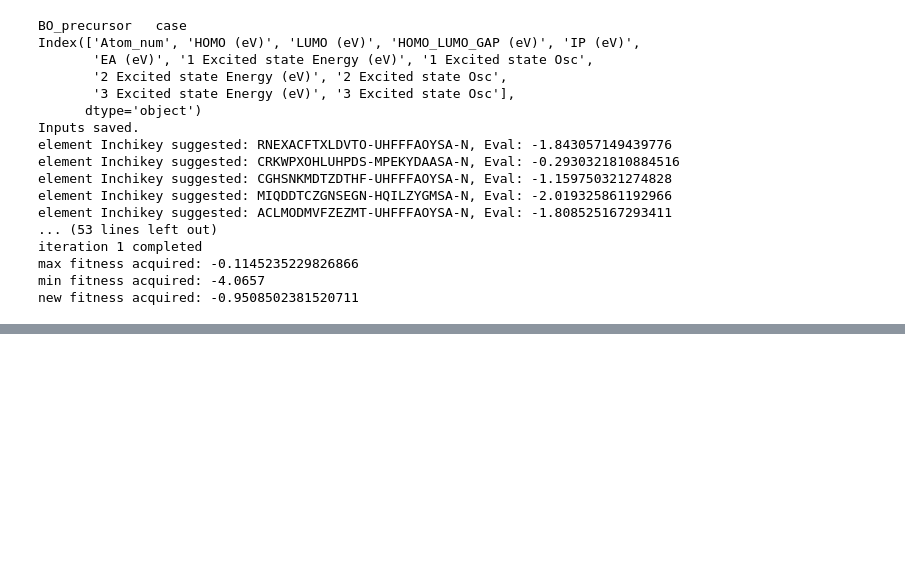
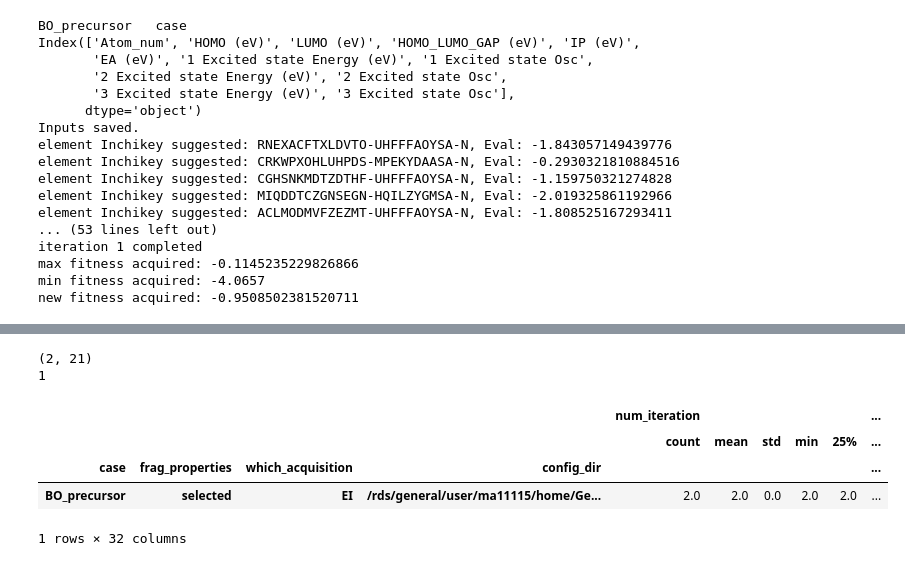
Before and after one commit to mohammedazzouzi15/STK_search, a Jupyter notebook: Example_notebooks/2_run_search_exp.ipynb, the cells around one changed output, grey strips where cells are left out. Cells and saved outputs as stored; diff of their text form; code cells hidden in the pictures; blank space fills up the shorter version.

```diff
--- a/Example_notebooks/2_run_search_exp.ipynb
+++ b/Example_notebooks/2_run_search_exp.ipynb
@@ -66,0 +66,23 @@ stko.cal
+# %%
+
+import glob
+import pickle
+import json
+def load_search_list(df):
+    search_list = []
+    for index, row in df.iterrows():
+        search_list.append(pickle.load(open(row['search_exp_file'], "rb")))
+    return search_list
+save_path = f"data/output/search_experiment/search_exp_database"
+json_files = glob.glob(f"{save_path}/*.json")
+list_json = []
+for json_file in json_files:
+    with open(json_file, 'r') as f:
+        list_json.append(json.load(f))
+    f.close()
+df = pd.DataFrame(list_json)
+df['search_exp_file'] = df['search_output_folder']+"/"+df['date']+"/results_"+df['run_search_name']+'.pkl'
+#df = df[~df['benchmark']]
+print(df.shape)
+df_all = df.copy()
+df_all.head()
@@ -66,0 +95,19 @@ stko.cal
+# %%
+num_iteration = 2
+num_elem_initialisation = 50
+oligomer_size = 6
+df_filtered = df_all[df_all['num_iteration']==num_iteration]
+df_filtered = df_filtered[df_filtered['num_elem_initialisation']==num_elem_initialisation]
+df_filtered = df_filtered[df_filtered['oligomer_size']==oligomer_size]
+print(df_filtered.shape)
+df_list = df_filtered.groupby(['case','frag_properties','which_acquisition','config_dir'])
+print(len(df_list))
+df_filtered.groupby(['case','frag_properties','which_acquisition','config_dir']).describe()
+# %% [output]
+(2, 21)
+1
+|  |  |  |  | num_iteration |  |  |  |  | ... |
+|  |  |  |  | count | mean | std | min | 25% | ... |
+| case | frag_properties | which_acquisition | config_dir |  |  |  |  |  | ... |
+| BO_precursor | selected | EI | /rds/general/user/ma11115/home/Ge... | 2.0 | 2.0 | 0.0 | 2.0 | 2.0 | ... |
+1 rows × 32 columns
```
Also changed, not shown: parts of 6 cells of this notebook.
